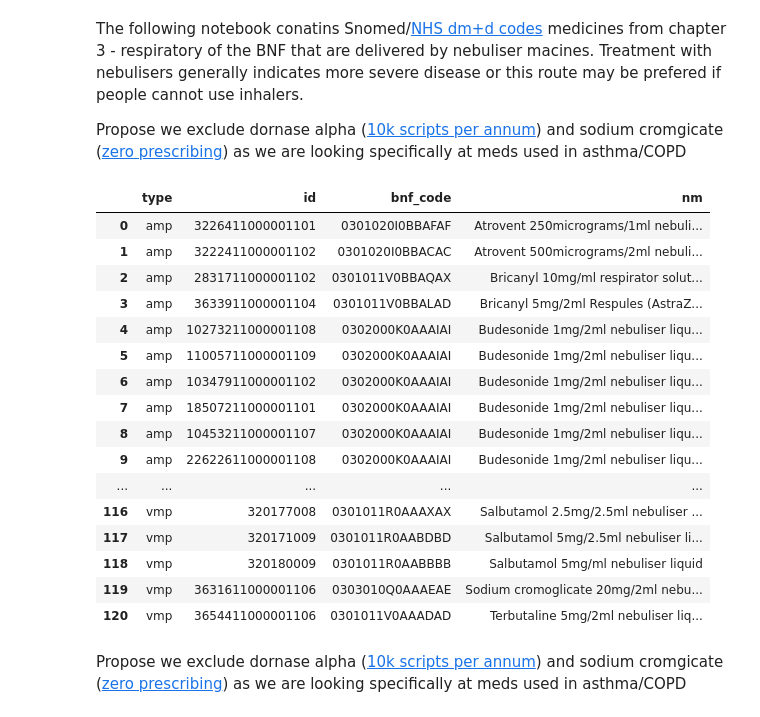
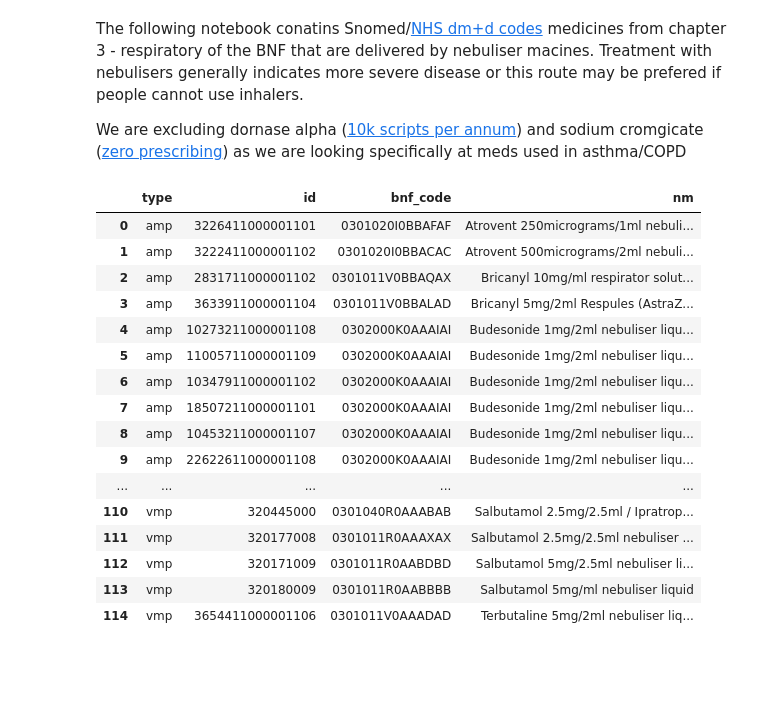
Before and after one commit to ebmdatalab/asthma-meds-covid-codelist-notebook, a Jupyter notebook: notebooks/nebs.ipynb, the cells around one changed output. Saved outputs shown, nothing was run; the diff lists cells and outputs as text; code cells hidden in the pictures; blank space fills up the shorter version.

Commit message:
update nebs notebook
exclude dornase and cromoglicate

```diff
--- a/notebooks/nebs.ipynb
+++ b/notebooks/nebs.ipynb
@@ -1,7 +1,7 @@
 # %% [markdown]
 The following notebook conatins Snomed/[NHS dm+d codes](https://ebmdatalab.net/what-is-the-dmd-the-nhs-dictionary-of-medicines-and-devices/) medicines from chapter 3 - respiratory of the BNF that are delivered by nebuliser macines. Treatment with nebulisers generally indicates more severe disease or this route may be prefered if people cannot use inhalers.
 
-Propose we exclude dornase alpha ([10k scripts per annum](https://openprescribing.net/analyse/#org=CCG&numIds=0303010Q0AAAEAE&denom=nothing&selectedTab=summary)) and sodium cromgicate ([zero prescribing](https://openprescribing.net/analyse/#org=CCG&numIds=0303010Q0AAAEAE&denom=nothing&selectedTab=summary)) as we are looking specifically at meds used in asthma/COPD
+We are excluding dornase alpha ([10k scripts per annum](https://openprescribing.net/analyse/#org=CCG&numIds=0307000K0&denom=nothing&selectedTab=summary)) and sodium cromgicate ([zero prescribing](https://openprescribing.net/analyse/#org=CCG&numIds=0303010Q0AAAEAE&denom=nothing&selectedTab=summary)) as we are looking specifically at meds used in asthma/COPD
 # %%
 from ebmdatalab import bq
 import os
@@ -9,45 +9,47 @@ import pandas as pd
 # %%
 sql = '''WITH bnf_codes AS (
  SELECT DISTINCT bnf_code FROM measures.dmd_objs_with_form_route WHERE
-    bnf_code LIKE '03%'          #BNF respiratrry chapter
+    bnf_code LIKE '03%'          #BNF respiratory chapter
     AND
     form_route LIKE '%neb%'     #limit to nebules through name search
+    AND
+    bnf_code NOT LIKE '0307000K0%'          #BNF Dornase alfa
+    AND
+    bnf_code NOT LIKE '0303010Q0%'          #BNF Sodium cromoglicate
 
   )
 
 SELECT "vmp" AS type, id, bnf_code, nm
 FROM dmd.vmp
 WHERE bnf_code IN (SELECT * FROM bnf_codes)
 
 UNION ALL
 
 SELECT "amp" AS type, id, bnf_code, descr
 FROM dmd.amp
 WHERE bnf_code IN (SELECT * FROM bnf_codes)
 
 ORDER BY type, nm, bnf_code, id'''
 
 nebs_codelist = bq.cached_read(sql, csv_path=os.path.join('..','data','nebs_codelist.csv'))
 pd.set_option('display.max_rows', None)
 pd.set_option('display.max_colwidth', None)
 nebs_codelist
 # %% [output]
 |  | type | id | bnf_code | nm |
 | 0 | amp | 3226411000001101 | 0301020I0BBAFAF | Atrovent 250micrograms/1ml nebuli... |
 | 1 | amp | 3222411000001102 | 0301020I0BBACAC | Atrovent 500micrograms/2ml nebuli... |
 | 2 | amp | 2831711000001102 | 0301011V0BBAQAX | Bricanyl 10mg/ml respirator solut... |
 | 3 | amp | 3633911000001104 | 0301011V0BBALAD | Bricanyl 5mg/2ml Respules (AstraZ... |
 | 4 | amp | 10273211000001108 | 0302000K0AAAIAI | Budesonide 1mg/2ml nebuliser liqu... |
 | 5 | amp | 11005711000001109 | 0302000K0AAAIAI | Budesonide 1mg/2ml nebuliser liqu... |
 | 6 | amp | 10347911000001102 | 0302000K0AAAIAI | Budesonide 1mg/2ml nebuliser liqu... |
 | 7 | amp | 18507211000001101 | 0302000K0AAAIAI | Budesonide 1mg/2ml nebuliser liqu... |
 | 8 | amp | 10453211000001107 | 0302000K0AAAIAI | Budesonide 1mg/2ml nebuliser liqu... |
 | 9 | amp | 22622611000001108 | 0302000K0AAAIAI | Budesonide 1mg/2ml nebuliser liqu... |
 | ... | ... | ... | ... | ... |
-| 116 | vmp | 320177008 | 0301011R0AAAXAX | Salbutamol 2.5mg/2.5ml nebuliser ... |
-| 117 | vmp | 320171009 | 0301011R0AABDBD | Salbutamol 5mg/2.5ml nebuliser li... |
-| 118 | vmp | 320180009 | 0301011R0AABBBB | Salbutamol 5mg/ml nebuliser liquid |
-| 119 | vmp | 3631611000001106 | 0303010Q0AAAEAE | Sodium cromoglicate 20mg/2ml nebu... |
-| 120 | vmp | 3654411000001106 | 0301011V0AAADAD | Terbutaline 5mg/2ml nebuliser liq... |
+| 110 | vmp | 320445000 | 0301040R0AAABAB | Salbutamol 2.5mg/2.5ml / Ipratrop... |
+| 111 | vmp | 320177008 | 0301011R0AAAXAX | Salbutamol 2.5mg/2.5ml nebuliser ... |
+| 112 | vmp | 320171009 | 0301011R0AABDBD | Salbutamol 5mg/2.5ml nebuliser li... |
+| 113 | vmp | 320180009 | 0301011R0AABBBB | Salbutamol 5mg/ml nebuliser liquid |
+| 114 | vmp | 3654411000001106 | 0301011V0AAADAD | Terbutaline 5mg/2ml nebuliser liq... |
-# %% [markdown]
-Propose we exclude dornase alpha ([10k scripts per annum](https://openprescribing.net/analyse/#org=CCG&numIds=0303010Q0AAAEAE&denom=nothing&selectedTab=summary)) and sodium cromgicate ([zero prescribing](https://openprescribing.net/analyse/#org=CCG&numIds=0303010Q0AAAEAE&denom=nothing&selectedTab=summary)) as we are looking specifically at meds used in asthma/COPD
```
Also changed, not shown: 3 other files.
